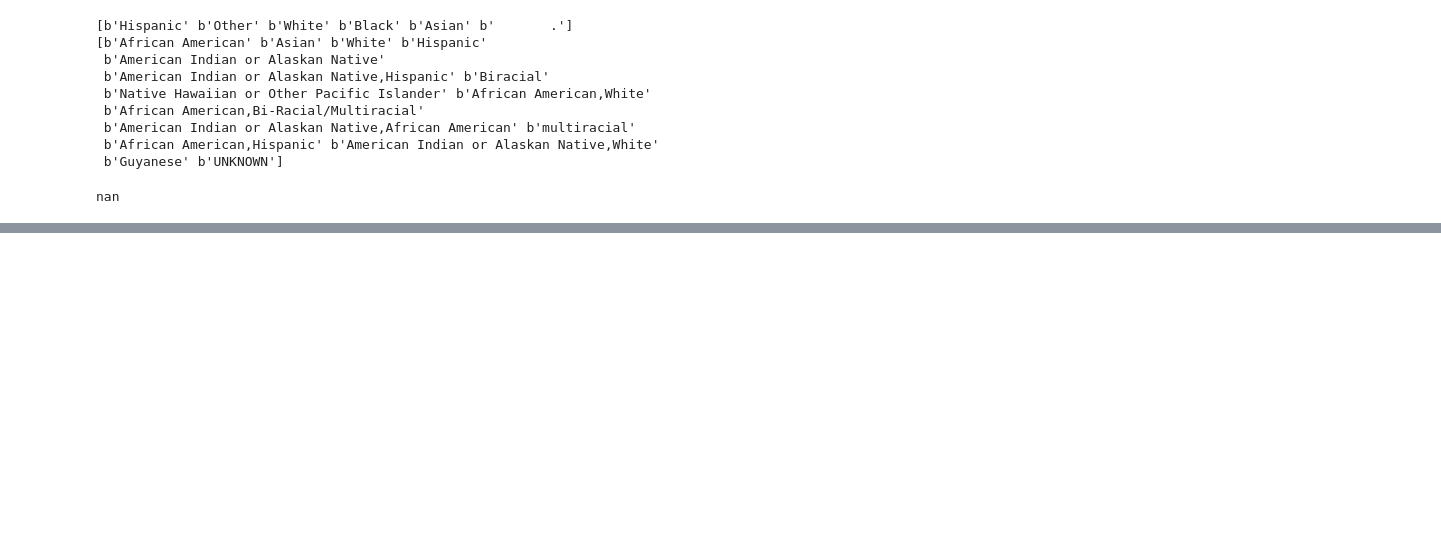
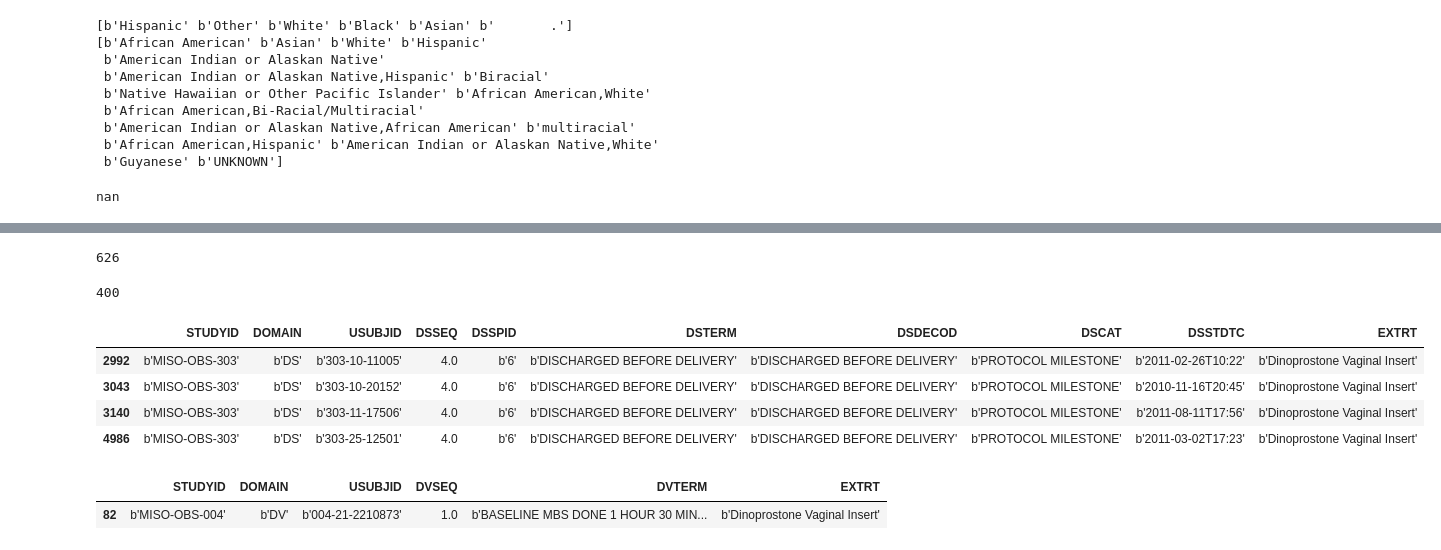
Before and after one commit to jzhao0802/ferring, a Jupyter notebook: 00_raw_data_processing/data_exploration/01_explore_data_with_data_explorer.ipynb, the cells around one changed output, grey strips where cells are left out. Drawn from its saved outputs; the diff is of its cells as text; code cells hidden in the pictures; blank space fills up the shorter version.

```diff
--- a/00_raw_data_processing/data_exploration/01_explore_data_with_data_explorer.ipynb
+++ b/00_raw_data_processing/data_exploration/01_explore_data_with_data_explorer.ipynb
@@ -1271,0 +1292,24 @@ explorer_303.get_data('ae.sas7bdat')[explorer_303.get_data('ae.sas7bdat')['AETER
+# %%
+len(explorer_303.get_data('ds.sas7bdat')[explorer_303.get_data('ds.sas7bdat')['DSDECOD'] == b'ACTIVE LABOR']['USUBJID'].unique())
+# %% [output]
+626
+# %%
+len(explorer_004.get_data('ds.sas7bdat')[explorer_004.get_data('ds.sas7bdat')['DSDECOD'] == b'ACTIVE LABOR']['USUBJID'].unique())
+# %% [output]
+400
+# %%
+explorer_303.get_data('ds.sas7bdat')[explorer_303.get_data('ds.sas7bdat')['USUBJID'].isin([b'303-10-11005',
+ b'303-10-20152',
+ b'303-11-17506',
+ b'303-25-12501']) & (explorer_303.get_data('ds.sas7bdat')['DSTERM'] == b'DISCHARGED BEFORE DELIVERY')]
+# %% [output]
+|  | STUDYID | DOMAIN | USUBJID | DSSEQ | DSSPID | DSTERM | DSDECOD | DSCAT | DSSTDTC | EXTRT |
+| 2992 | b'MISO-OBS-303' | b'DS' | b'303-10-11005' | 4.0 | b'6' | b'DISCHARGED BEFORE DELIVERY' | b'DISCHARGED BEFORE DELIVERY' | b'PROTOCOL MILESTONE' | b'2011-02-26T10:22' | b'Dinoprostone Vaginal Insert' |
+| 3043 | b'MISO-OBS-303' | b'DS' | b'303-10-20152' | 4.0 | b'6' | b'DISCHARGED BEFORE DELIVERY' | b'DISCHARGED BEFORE DELIVERY' | b'PROTOCOL MILESTONE' | b'2010-11-16T20:45' | b'Dinoprostone Vaginal Insert' |
+| 3140 | b'MISO-OBS-303' | b'DS' | b'303-11-17506' | 4.0 | b'6' | b'DISCHARGED BEFORE DELIVERY' | b'DISCHARGED BEFORE DELIVERY' | b'PROTOCOL MILESTONE' | b'2011-08-11T17:56' | b'Dinoprostone Vaginal Insert' |
+| 4986 | b'MISO-OBS-303' | b'DS' | b'303-25-12501' | 4.0 | b'6' | b'DISCHARGED BEFORE DELIVERY' | b'DISCHARGED BEFORE DELIVERY' | b'PROTOCOL MILESTONE' | b'2011-03-02T17:23' | b'Dinoprostone Vaginal Insert' |
+# %%
+explorer_004.get_data('dv.sas7bdat')[explorer_004.get_data('dv.sas7bdat')['USUBJID'].isin([b'303-27-22761', b'004-21-1210843', b'004-21-1210852', b'004-21-2210873'])]
+# %% [output]
+|  | STUDYID | DOMAIN | USUBJID | DVSEQ | DVTERM | EXTRT |
+| 82 | b'MISO-OBS-004' | b'DV' | b'004-21-2210873' | 1.0 | b'BASELINE MBS DONE 1 HOUR 30 MIN... | b'Dinoprostone Vaginal Insert' |
```
Also changed, not shown: parts of 5 cells of this notebook, 2 other files.
